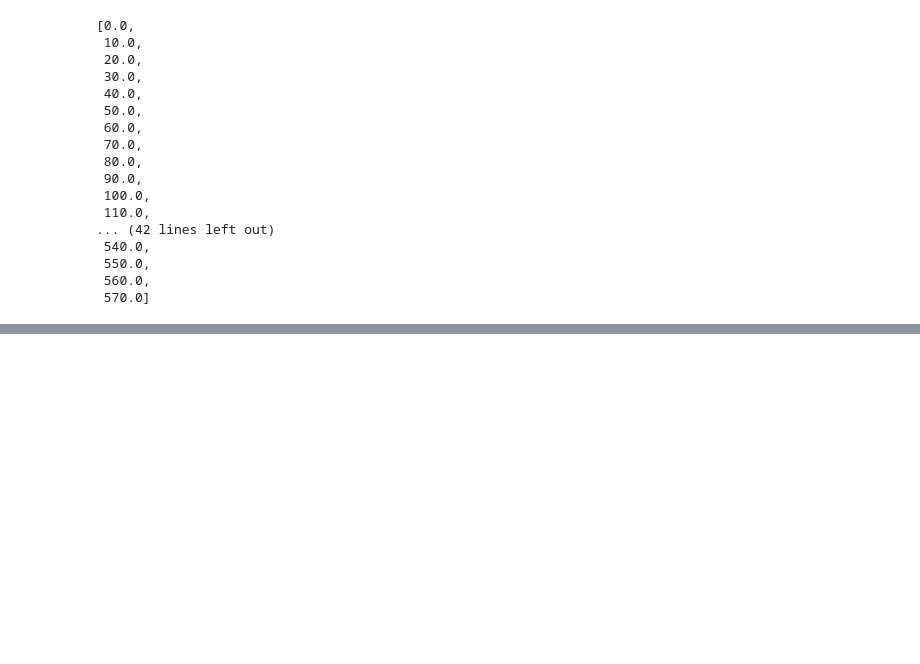
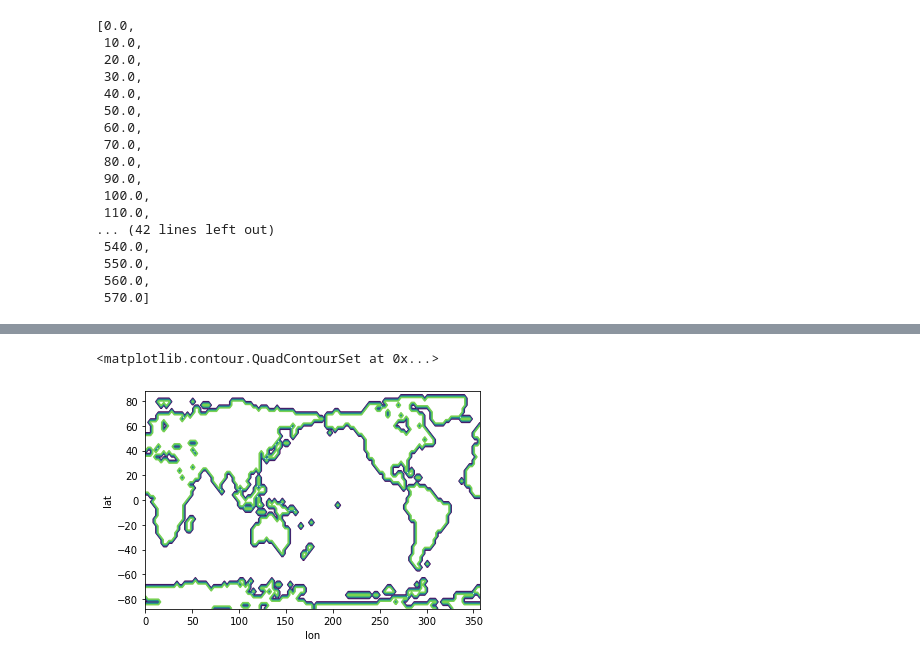
Before and after one commit to bnb32/isca_aws, a Jupyter notebook: ecrlisca/postprocessing/plotting.ipynb, the cells around one changed output, grey strips where cells are left out. Saved outputs shown, nothing was run; the diff lists cells and outputs as text; code cells hidden in the pictures; blank space fills up the shorter version.

```diff
--- a/ecrlisca/postprocessing/plotting.ipynb
+++ b/ecrlisca/postprocessing/plotting.ipynb
@@ -467,0 +484,21 @@ keys
+# %%
+tmp = np.zeros(land['z'].values.shape)
+tmp = land['z'].values
+tmp[tmp<0]=0
+land['z'] = (land['z'].dims,tmp)
+# %%
+import xesmf as xe
+
+base = xr.open_mfdataset(os.environ.get('BASE_TOPO_FILE'))
+
+ds_out = xr.Dataset({'lat': (['lat'], base['lat'].values),
+                     'lon': (['lon'], base['lon'].values)})
+
+regridder = xe.Regridder(land, ds_out, 'bilinear')
+ds_out = regridder(land)
+ds_out['land_mask'] = (ds_out['z'].dims,np.array(ds_out['z'].values > 0.0,dtype=float))
+# %%
+ds_out['land_mask'].plot.contour()
+# %% [output]
+<matplotlib.contour.QuadContourSet at 0x...>
+[figure, added]
```
Also changed, not shown: parts of 27 cells of this notebook, 12 other files.
